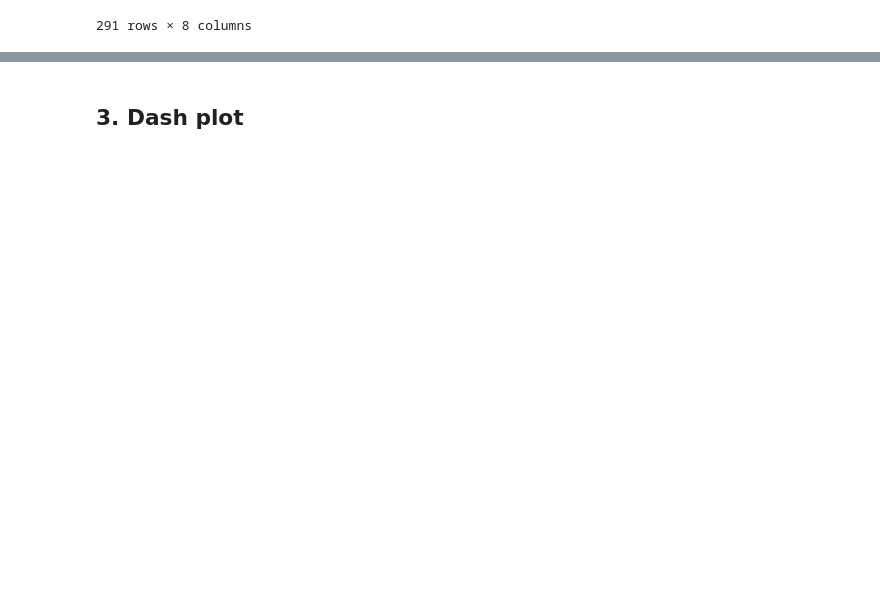
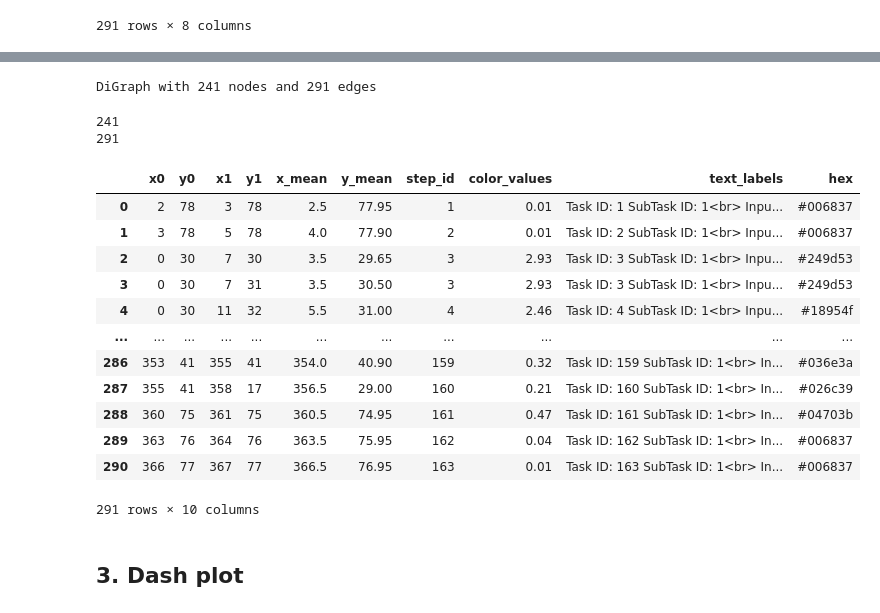
Before and after one commit to olebach/SAS-Log-Parser, a Jupyter notebook: Log parsing.ipynb, the cells around one changed output, grey strips where cells are left out. Saved outputs shown, nothing was run; the diff lists cells and outputs as text; code cells hidden in the pictures; blank space fills up the shorter version.

```diff
--- a/Log parsing.ipynb
+++ b/Log parsing.ipynb
@@ -51,10 +51,11 @@ def txt_to_df(path):
     df['Text'] = df[['Text','Task Type']].apply(lambda x: x[0].replace('\n\n','\n').replace('STEP SOURCE FOLLOWS */\n','') if x[1]=='STEP'
                                                           else x[0].replace('*/\n',''), axis = 1)
 
+    df['Task ID'] = df['Task ID'].astype('int')
+
     return df
 
 df_log = txt_to_df(path)
-df_log.to_csv('log.csv', sep = ';')
 df_log
 # %% [output]
 |  | Text | Task Type | Task ID |
@@ -300,8 +296,0 @@ df_edges.to_csv('test.csv', sep = ';')
-# %%
-G = nx.from_pandas_edgelist(df_edges,
-                            'Source ID','Target ID',
-                            ['Task ID','SubTask ID',
-                             'Input Table','Output Table',
-                             'Start Time','Elapsed Time'],
-                            create_using=nx.DiGraph())
-print(nx.info(G))
@@ -598,0 +528,48 @@ node_trace = get_node_trace(G)
+# %%
+def get_graph_data(df):
+
+    # Create graph
+    G = nx.from_pandas_edgelist(df,
+                                'Source ID','Target ID',
+                                ['Task ID','SubTask ID','Input Table','Output Table','Start Time','Elapsed Time'],
+                                create_using=nx.DiGraph())
+    print(nx.info(G))
+
+    # Define positions of tables
+    coords = get_coords(G)
+    # Add positions to the graph
+    nx.set_node_attributes(G, coords, 'coords')
+
+    # Create table for connections and label text
+    edge_df = get_edge_df(G)
+
+    # Create table for nodes
+    node_df = get_node_df(G)
+
+    return node_df, edge_df
+
+node_df, edge_df = get_graph_data(df_edges)
+# %% [output]
+DiGraph with 241 nodes and 291 edges
+# %%
+print(len(node_df))
+print(len(edge_df))
+# %% [output]
+241
+291
+# %%
+edge_df
+# %% [output]
+|  | x0 | y0 | x1 | y1 | x_mean | y_mean | step_id | color_values | text_labels | hex |
+| 0 | 2 | 78 | 3 | 78 | 2.5 | 77.95 | 1 | 0.01 | Task ID: 1 SubTask ID: 1<br> Inpu... | #006837 |
+| 1 | 3 | 78 | 5 | 78 | 4.0 | 77.90 | 2 | 0.01 | Task ID: 2 SubTask ID: 1<br> Inpu... | #006837 |
+| 2 | 0 | 30 | 7 | 30 | 3.5 | 29.65 | 3 | 2.93 | Task ID: 3 SubTask ID: 1<br> Inpu... | #249d53 |
+| 3 | 0 | 30 | 7 | 31 | 3.5 | 30.50 | 3 | 2.93 | Task ID: 3 SubTask ID: 1<br> Inpu... | #249d53 |
+| 4 | 0 | 30 | 11 | 32 | 5.5 | 31.00 | 4 | 2.46 | Task ID: 4 SubTask ID: 1<br> Inpu... | #18954f |
+| ... | ... | ... | ... | ... | ... | ... | ... | ... | ... | ... |
+| 286 | 353 | 41 | 355 | 41 | 354.0 | 40.90 | 159 | 0.32 | Task ID: 159 SubTask ID: 1<br> In... | #036e3a |
+| 287 | 355 | 41 | 358 | 17 | 356.5 | 29.00 | 160 | 0.21 | Task ID: 160 SubTask ID: 1<br> In... | #026c39 |
+| 288 | 360 | 75 | 361 | 75 | 360.5 | 74.95 | 161 | 0.47 | Task ID: 161 SubTask ID: 1<br> In... | #04703b |
+| 289 | 363 | 76 | 364 | 76 | 363.5 | 75.95 | 162 | 0.04 | Task ID: 162 SubTask ID: 1<br> In... | #006837 |
+| 290 | 366 | 77 | 367 | 77 | 366.5 | 76.95 | 163 | 0.01 | Task ID: 163 SubTask ID: 1<br> In... | #006837 |
+291 rows × 10 columns
```
Also changed, not shown: parts of 30 cells of this notebook.
